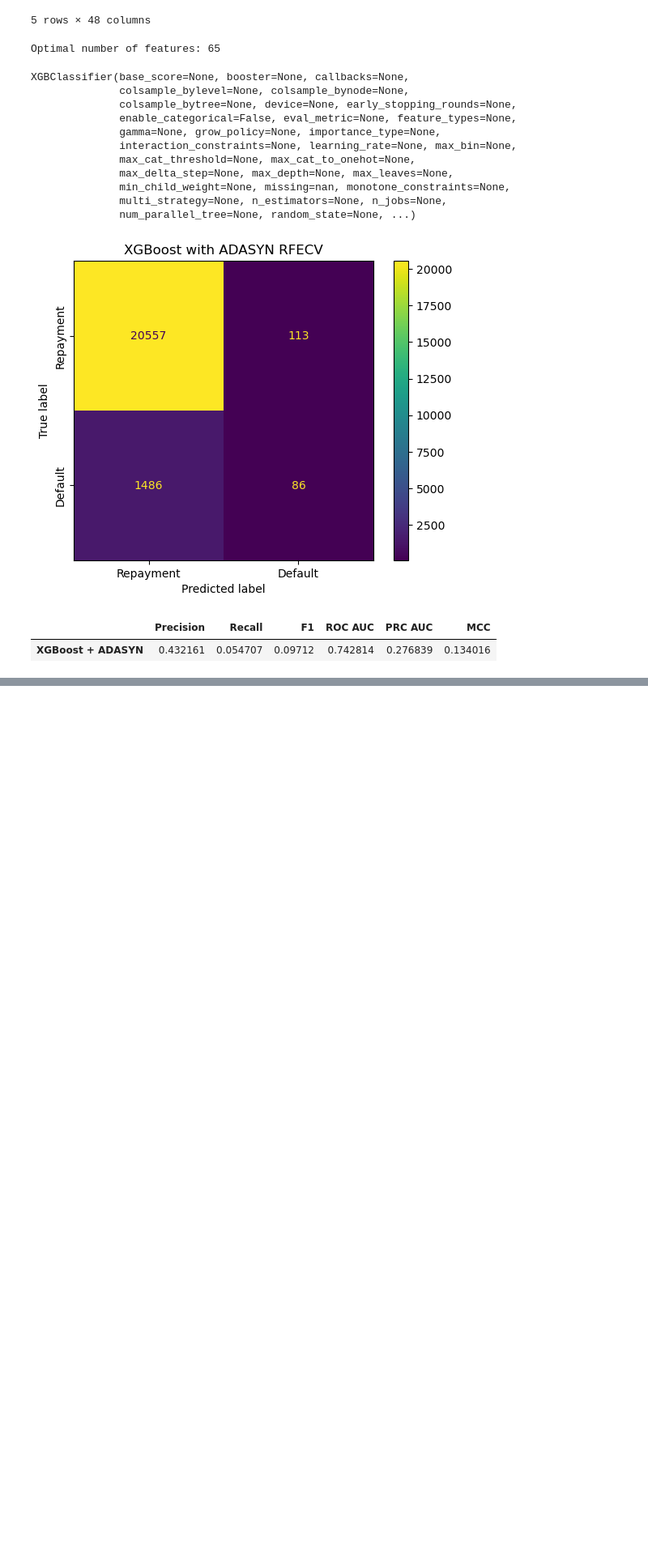
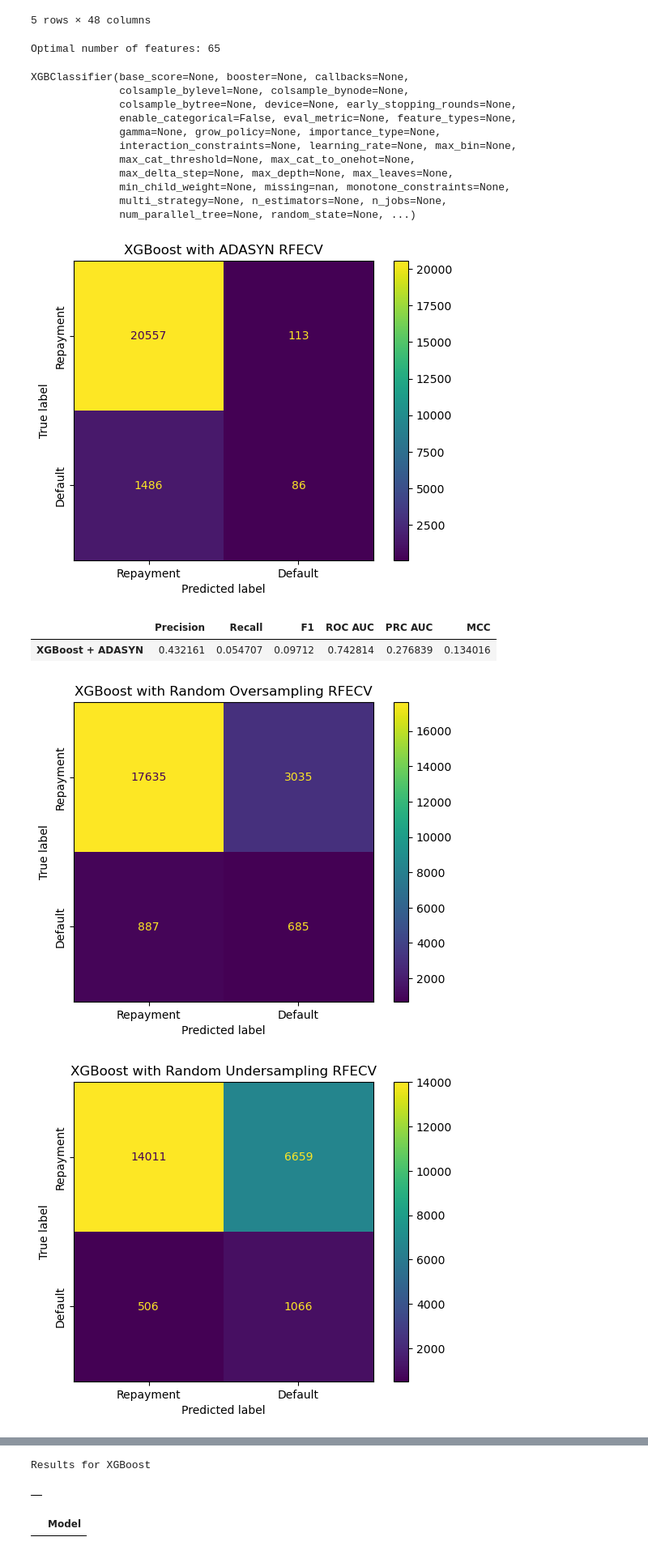
Before and after one commit to dev-dords/ML2_Project, a Jupyter notebook: rfecv.ipynb, the cells around one changed output, grey strips where cells are left out. Shown at 81% size. Cells and saved outputs as stored; diff of their text form; code cells hidden in the pictures; blank space fills up the shorter version.

Commit message:
Added RFECV across sampling methods

```diff
--- a/rfecv.ipynb
+++ b/rfecv.ipynb
@@ -133,7 +134,7 @@ tomek = TomekLinks()
 smotetomek = SMOTETomek(random_state=seed)
 
 methods = {
-    'Original': 'passthrough',
+    # 'Original': 'passthrough',
     'Random Oversampling': ros,
     'Random Undersampling': rus,
     'SMOTE': smote,
@@ -144,37 +153,75 @@ methods = {
 # %%
 from sklearn.model_selection import cross_validate
 from imblearn.pipeline import Pipeline
 
 all_results = []
+models = {'XGBoost': XGBClassifier()}
+
+rfecv_dict = {}
+
 for model_name, model in models.items():
     results_model = {}
 
     for method, resampler in methods.items():
 
-        pipeline = Pipeline(
-            [
-                (method, resampler),
-                [model_name, model]
-            ]
-        )
+        X_samp, y_samp = resampler.fit_resample(X_train, y_train)
+        rfecv = RFECV(estimator=model, step=1, cv=10, scoring=make_scorer(matthews_corrcoef), n_jobs=4)
+        rfecv_dict[method] = rfecv
 
-        scores = cross_validate(pipeline, X, y, scoring=scoring)
-        scores = {key: np.mean(values) for key, values in scores.items()}
+        rfecv.fit(X_samp, y_samp)
+
+        X_samp_reduced = rfecv.transform(X_samp)
+        model.fit(X_samp_reduced, y_samp)
+
+        X_test_reduced = rfecv.transform(X_test)
+        y_pred = model.predict(X_test_reduced)
+        y_proba = model.predict_proba(X_test_reduced)
+        cm = confusion_matrix(y_test, y_pred)
+
+        from sklearn.metrics import ConfusionMatrixDisplay
+        cm_display = ConfusionMatrixDisplay(cm, display_labels=['Repayment', 'Default'])
+        cm_display.plot()
+        plt.yticks(rotation=90, va='center')
+        plt.gca().set_title(f'{model_name} with {method} RFECV')
+        plt.show()
 
         results_model[method] = {
-            'Precision': scores['test_precision'],
-            'Recall': scores['test_recall'],
-            'AUC PRC': scores['test_auc_prc'],
-            'AUC ROC': scores['test_auc_roc'],
-            'MCC': scores['test_mcc'],
-            'Training Time': scores['fit_time']
+            'Precision': precision_score(y_test, y_pred),
+            'Recall': recall_score(y_test, y_pred),
+            'F1': f1_score(y_test, y_pred),
+            'ROC AUC': roc_auc_score(y_test, y_proba[:,1]),
+            'PRC AUC': auc_prc(y_test, y_pred),
+            'MCC': matthews_corrcoef(y_test, y_pred)
         }
+
+        # We porbbaly should figure out how to use RFECV with the pipeline and test this way
+        # pipeline = Pipeline(
+        #     [
+        #         (method, resampler),
+        #         [model_name, model]
+        #     ]
+        # )
+
+        # scores = cross_validate(pipeline, X, y, scoring=scoring)
+        # scores = {key: np.mean(values) for key, values in scores.items()}
+
+        # results_model[method] = {
+        #     'Precision': scores['test_precision'],
+        #     'Recall': scores['test_recall'],
+        #     'AUC PRC': scores['test_auc_prc'],
+        #     'AUC ROC': scores['test_auc_roc'],
+        #     'MCC': scores['test_mcc'],
+        #     'Training Time': scores['fit_time']
+        # }
 
     results_model = pd.DataFrame.from_dict(results_model, orient='index')
     print(f'Results for {model_name}')
     display(results_model)
 
     results_model['Model'] = model_name
     all_results.append(results_model.reset_index(names='Sampler'))
 
 all_results = pd.concat(all_results, axis=0).reset_index(drop=True)
+# %% [output]
+[figure, added]
+[figure, added]
@@ -180,0 +232,6 @@ all_results = pd.concat(all_results, axis=0).reset_index(drop=True)
+Results for XGBoost
+|  |
+# %%
+results_model
+# %% [output]
+|  | Model |
```
Also changed, not shown: parts of 3 cells of this notebook.
